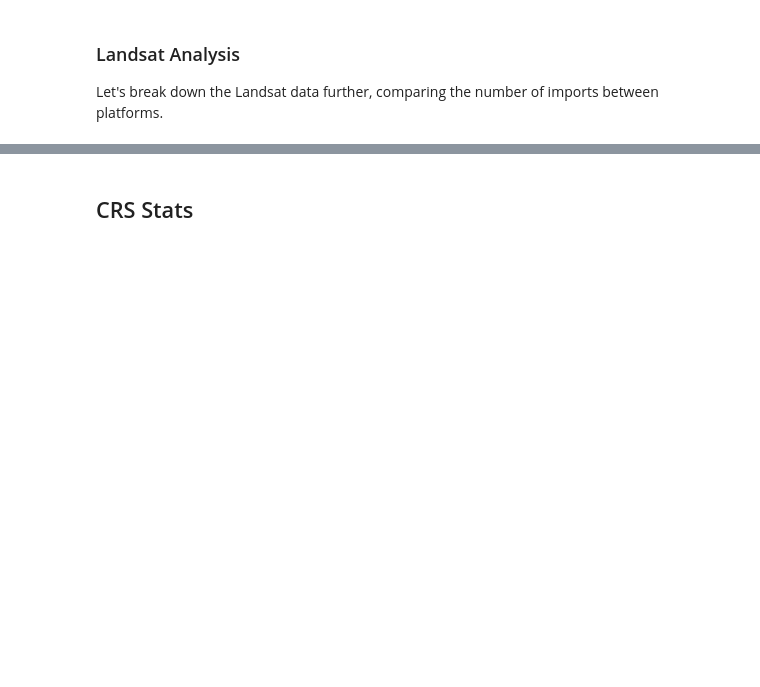
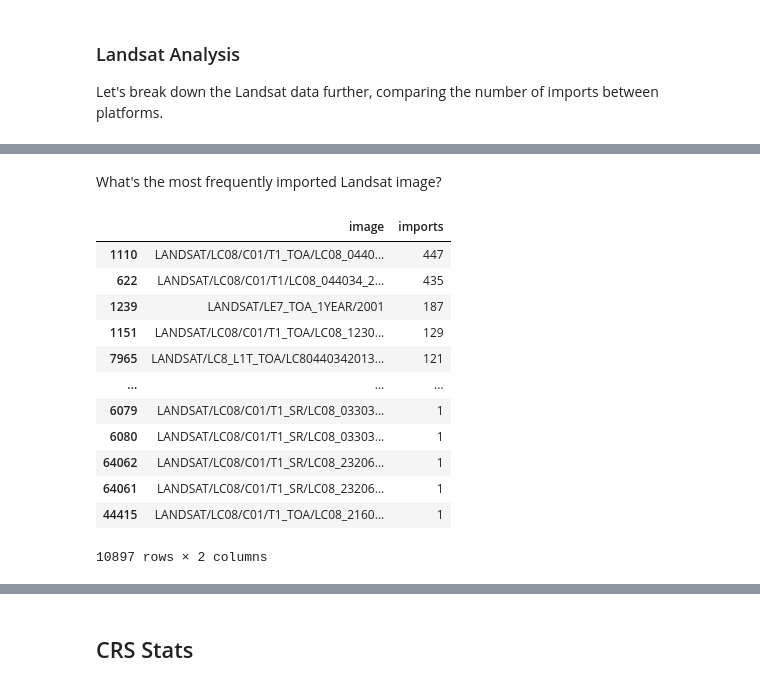
Before and after one commit to aazuspan/ee_repository_stats, a Jupyter notebook: notebooks/004_dataset_stats.ipynb, the cells around one changed output, grey strips where cells are left out. Saved outputs shown, nothing was run; the diff lists cells and outputs as text; code cells hidden in the pictures; blank space fills up the shorter version.

Commit message:
Add image stats

```diff
--- a/notebooks/004_dataset_stats.ipynb
+++ b/notebooks/004_dataset_stats.ipynb
@@ -99,0 +102,2 @@ fig.write_image(os.path.join("..", "figures", "landsat_platforms.png"), scale=2)
+# %%
+image_df = pd.read_csv(os.path.join("..", "data", "images.csv")).sort_values(by="imports", ascending=False)
@@ -99,0 +118,18 @@ fig.write_image(os.path.join("..", "figures", "landsat_platforms.png"), scale=2)
+# %% [markdown]
+What's the most frequently imported Landsat image?
+# %%
+image_df[image_df.image.str.startswith("LANDSAT").fillna(False)].sort_values("imports", ascending=False)
+# %% [output]
+|  | image | imports |
+| 1110 | LANDSAT/LC08/C01/T1_TOA/LC08_0440... | 447 |
+| 622 | LANDSAT/LC08/C01/T1/LC08_044034_2... | 435 |
+| 1239 | LANDSAT/LE7_TOA_1YEAR/2001 | 187 |
+| 1151 | LANDSAT/LC08/C01/T1_TOA/LC08_1230... | 129 |
+| 7965 | LANDSAT/LC8_L1T_TOA/LC80440342013... | 121 |
+| ... | ... | ... |
+| 6079 | LANDSAT/LC08/C01/T1_SR/LC08_03303... | 1 |
+| 6080 | LANDSAT/LC08/C01/T1_SR/LC08_03303... | 1 |
+| 64062 | LANDSAT/LC08/C01/T1_SR/LC08_23206... | 1 |
+| 64061 | LANDSAT/LC08/C01/T1_SR/LC08_23206... | 1 |
+| 44415 | LANDSAT/LC08/C01/T1_TOA/LC08_2160... | 1 |
+10897 rows × 2 columns
```
Also changed, not shown: parts of 4 cells of this notebook, 2 other files.
